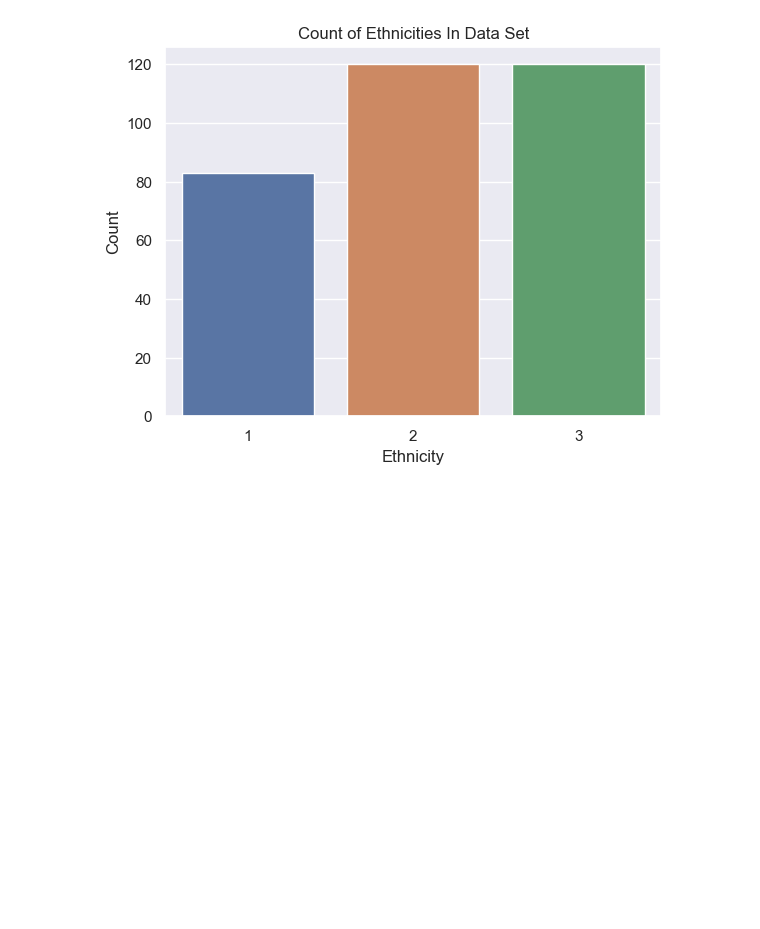
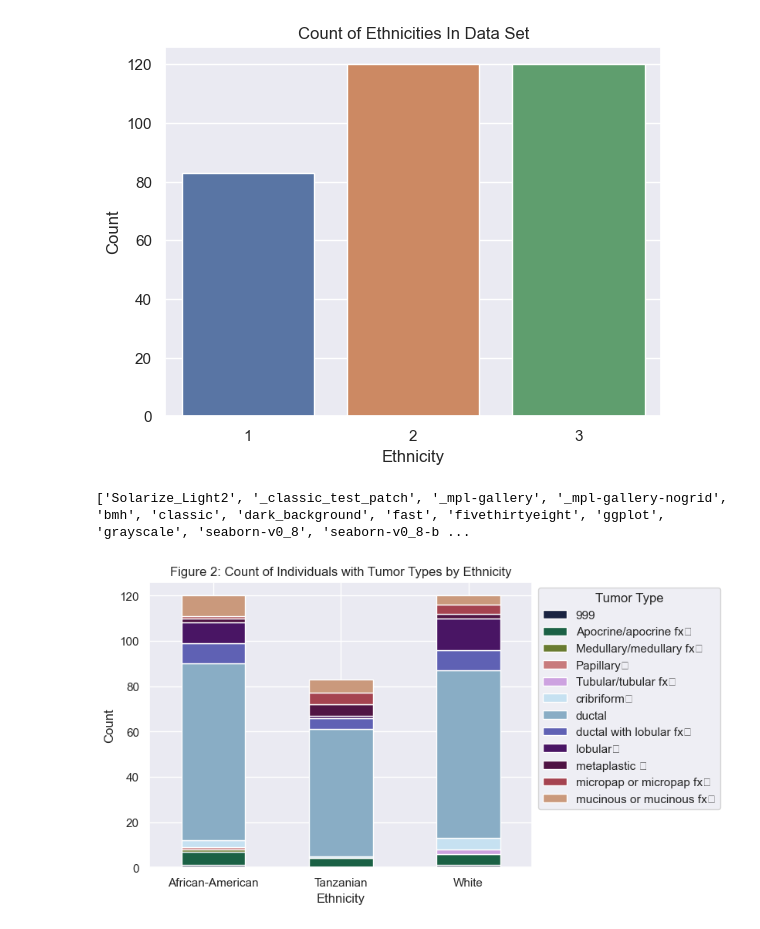
Before and after one commit to niarobin/CS-216-Project, a Jupyter notebook: CS 216 Project.ipynb, the cells around one changed output. Drawn from its saved outputs; the diff is of its cells as text; code cells hidden in the pictures; blank space fills up the shorter version.

Commit message:
lmk if the colors are still a little too similar

```diff
--- a/CS 216 Project.ipynb
+++ b/CS 216 Project.ipynb
@@ -8,7 +8,7 @@ else:
 # %%
 import pandas as pd
 sns.set_theme()
-tumordata = pd.read_csv("Data_Tanzanian-breast_cancer_TILS_Mremi_Hall (1).csv")
+tumordata = pd.read_csv("/Users/riahcul/Downloads/Data_Tanzanian-breast_cancer_TILS_Mremi_Hall.csv")
 print(tumordata.shape)
 tumordata.head()
 # %% [output]
@@ -24,3 +29,31 @@ sns.countplot(tumordata, x = "Ethnicity").set(title = "Count of Ethnicities In D
 # %% [output]
 [Text(0.5, 1.0, 'Count of Ethnicities In Data Set'), Text(0, 0.5, 'Count')]
 [figure]
+# %%
+#plt.style.use('seaborn-v0_8')
+print(plt.style.available)
+
+tumordata.loc[tumordata["Ethnicity"] == 1, "Ethnicity"] = 'Tanzanian'
+tumordata.loc[tumordata["Ethnicity"] == 2, "Ethnicity"] = 'African-American'
+tumordata.loc[tumordata["Ethnicity"] == 3, "Ethnicity"] = 'White'
+
+grouped = tumordata.groupby(['Ethnicity', 'TumorType']).size().unstack()
+
+#color_palette = 'Accent'
+#num_colors = len(grouped.columns)
+#random_colors = sns.color_palette(color_palette, n_colors=num_colors)
+color_palette = sns.color_palette("cubehelix") + sns.color_palette("twilight")
+
+#np.random.shuffle(color_palette)
+
+grouped.plot(kind='bar', stacked=True, color = color_palette)
+plt.xlabel('Ethnicity')
+plt.xticks(rotation=0)
+plt.ylabel('Count')
+plt.title('Figure 2: Count of Individuals with Tumor Types by Ethnicity')
+plt.legend(title = "Tumor Type", loc='upper left', bbox_to_anchor=(1, 1))
+plt.style.use('ggplot')
+plt.show()
+# %% [output]
+['Solarize_Light2', '_classic_test_patch', '_mpl-gallery', '_mpl-gallery-nogrid', 'bmh', 'classic', 'dark_background', 'fast', 'fivethirtyeight', 'ggplot', 'grayscale', 'seaborn-v0_8', 'seaborn-v0_8-b ...
+[figure, added]
```
Also changed, not shown: parts of 1 cell of this notebook.
